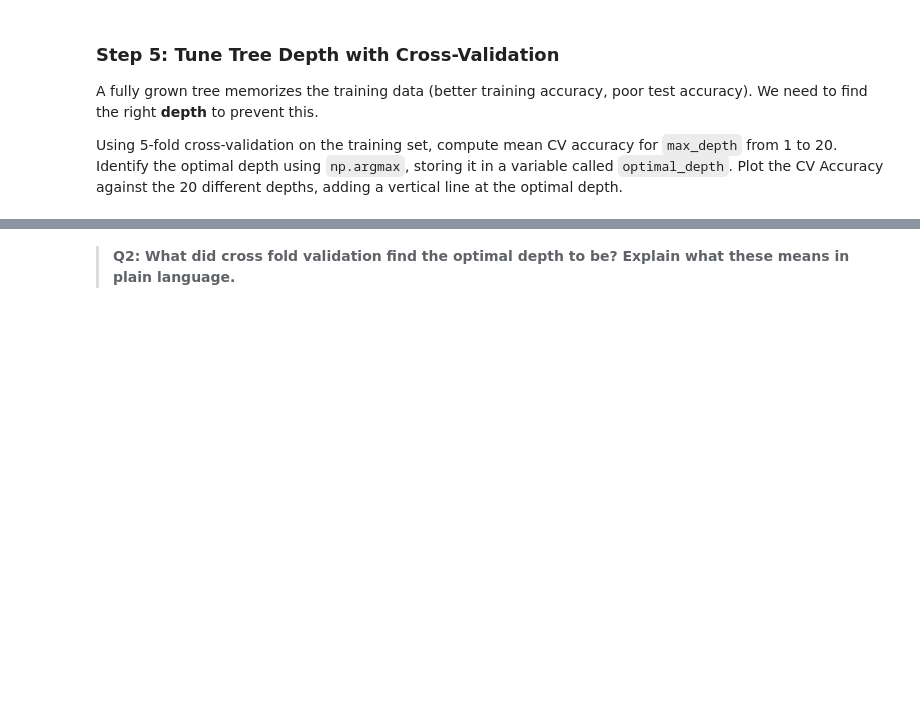
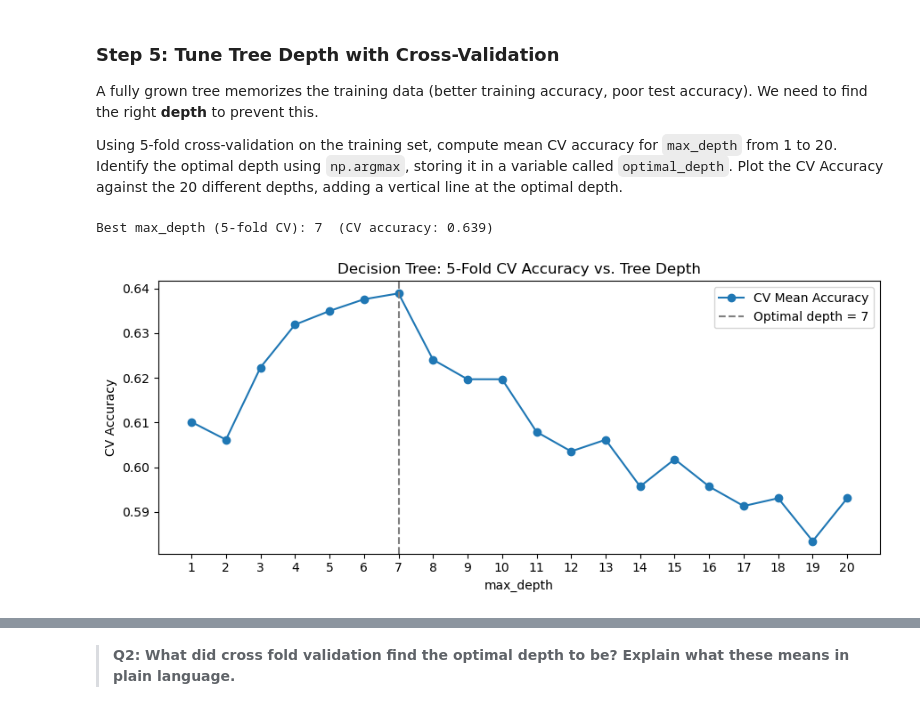
Before and after one commit to IIDonaji/assignment-3, a Jupyter notebook: task2/hw3-task2.ipynb, the cells around one changed output, grey strips where cells are left out. Saved outputs shown, nothing was run; the diff lists cells and outputs as text; code cells hidden in the pictures; blank space fills up the shorter version.

Commit message:
Add decision tree and random forest models

```diff
--- a/task2/hw3-task2.ipynb
+++ b/task2/hw3-task2.ipynb
@@ -85,8 +122,18 @@ Start with an **unpruned** classification tree (no constraints on depth or leaf
 
 Fit `DecisionTreeClassifier` with only `random_state=42` set (all other parameters at defaults). Report the tree depth in a variable named `tree_depth`. Calculate both the train accuracy and the test accuracy, storing the train accuracy in a variable called`dt_unpruned_acc_train` and the test accuracy in a variable called `dt_unpruned_acc_test`.
 # %%
-dt_unpruned = ...
+# Initialize unpruned decision tree with no depth constraints
+dt_unpruned = DecisionTreeClassifier(random_state=42)
+# Fit on training data
+dt_unpruned.fit(X_train, y_train)
 
-tree_depth = ...
-dt_unpruned_acc_train = ...
-dt_unpruned_acc_test  = ...
+# Get the depth of the fully grown tree
+tree_depth = dt_unpruned.get_depth()
+
+# Calculate train and test accuracy
+dt_unpruned_acc_train = accuracy_score(y_train, dt_unpruned.predict(X_train))
+dt_unpruned_acc_test  = accuracy_score(y_test, dt_unpruned.predict(X_test))
+
+print(f"Untuned tree depth:  {tree_depth}")
+print(f"Training accuracy:   {dt_unpruned_acc_train:.3f}")
+print(f"Test accuracy:       {dt_unpruned_acc_test :.3f}")
@@ -107,11 +160,36 @@ A fully grown tree memorizes the training data (better training accuracy, poor t
 
 Using 5-fold cross-validation on the training set, compute mean CV accuracy for `max_depth` from 1 to 20. Identify the optimal depth using `np.argmax`, storing it in a variable called `optimal_depth`. Plot the CV Accuracy against the 20 different depths, adding a vertical line at the optimal depth.
 # %%
+# Define range of depths to test
+depths = range(1, 21)
+cv_means = []
 
+# Loop over each depth and compute 5-fold CV accuracy
+for depth in depths:
+    dt = DecisionTreeClassifier(max_depth=depth, random_state=42)
+    scores = cross_val_score(dt, X_train, y_train, cv=5, scoring='accuracy')
+    cv_means.append(scores.mean())
 
+# Convert to array for easier indexing
+cv_means = np.array(cv_means)
 
+# Find the depth with the highest CV accuracy
+optimal_depth   = list(depths)[np.argmax(cv_means)]
+print(f"Best max_depth (5-fold CV): {optimal_depth}  (CV accuracy: {cv_means.max():.3f})")
 
-
-optimal_depth   = ...
+# Plot CV accuracy vs tree depth
+plt.figure(figsize=(9, 4))
+plt.plot(list(depths), cv_means, label='CV Mean Accuracy', marker='o')
+plt.axvline(optimal_depth, color='gray', linestyle='--', label=f'Optimal depth = {optimal_depth}')
+plt.xlabel('max_depth')
+plt.ylabel('CV Accuracy')
+plt.xticks(list(depths))
+plt.title('Decision Tree: 5-Fold CV Accuracy vs. Tree Depth')
+plt.legend()
+plt.tight_layout()
+plt.show()
+# %% [output]
+Best max_depth (5-fold CV): 7  (CV accuracy: 0.639)
+[figure, added]
 # %%
 grader.check("q3")
```
Also changed, not shown: parts of 23 cells of this notebook, 1 other file.
